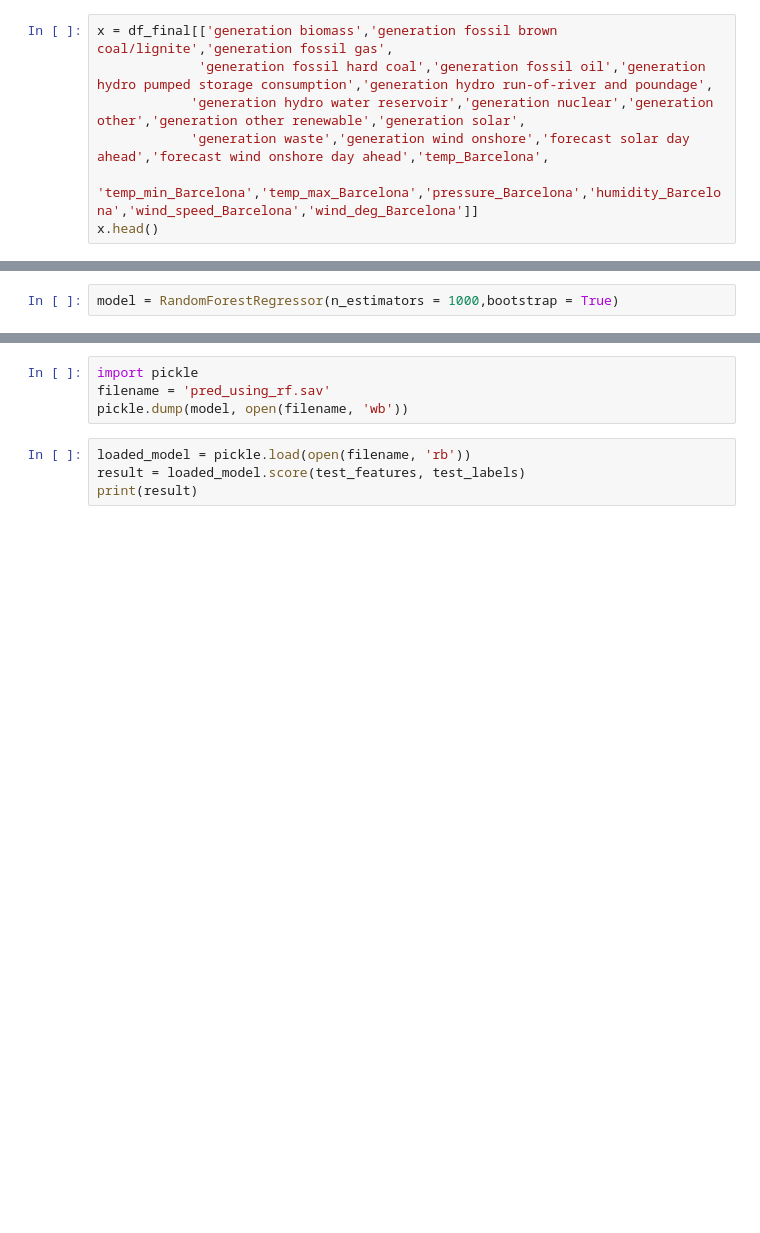
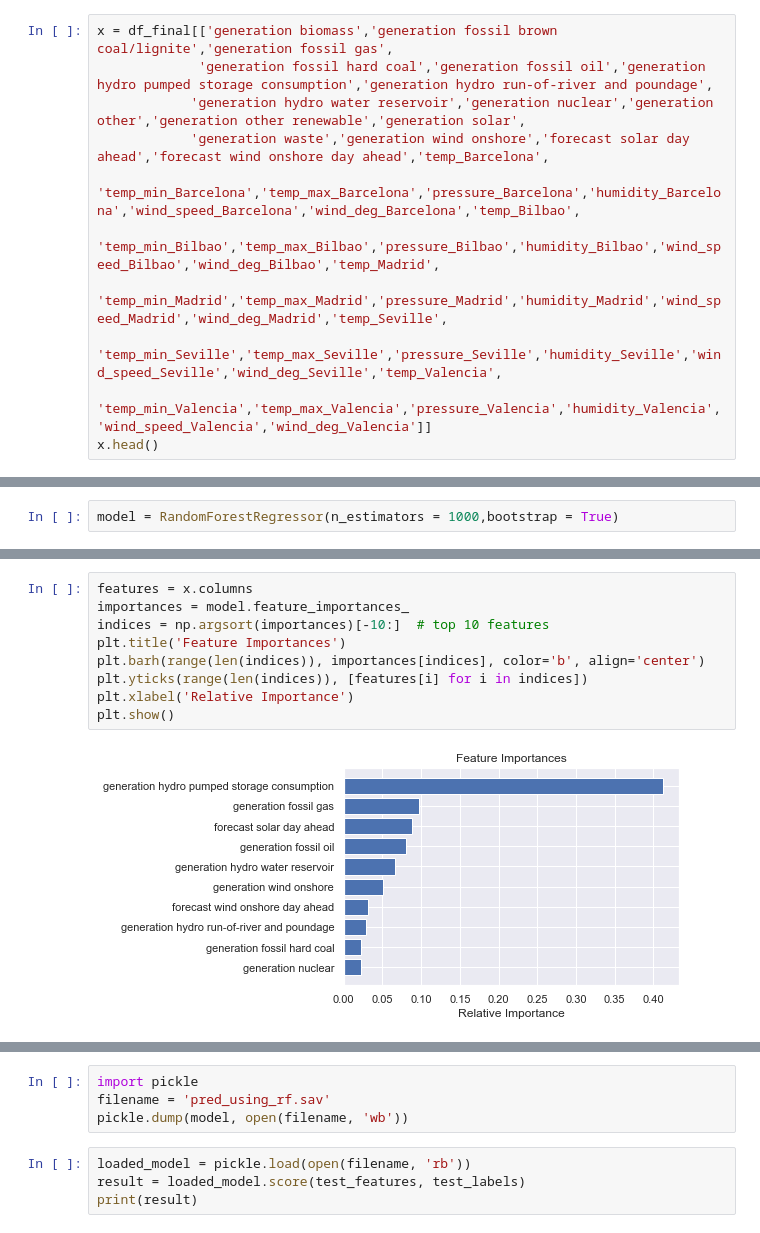
Before and after one commit to imrptsngh/demand-prediction, a Jupyter notebook: Energy Prediction v1.0.ipynb, the cells around one changed output, grey strips where cells are left out. Drawn from its saved outputs; the diff is of its cells as text; blank space fills up the shorter version.

```diff
--- a/Energy Prediction v1.0.ipynb
+++ b/Energy Prediction v1.0.ipynb
@@ -231,5 +626,9 @@ x = df_final[['generation biomass','generation fossil brown coal/lignite','gener
              'generation fossil hard coal','generation fossil oil','generation hydro pumped storage consumption','generation hydro run-of-river and poundage',
             'generation hydro water reservoir','generation nuclear','generation other','generation other renewable','generation solar',
             'generation waste','generation wind onshore','forecast solar day ahead','forecast wind onshore day ahead','temp_Barcelona',
-            'temp_min_Barcelona','temp_max_Barcelona','pressure_Barcelona','humidity_Barcelona','wind_speed_Barcelona','wind_deg_Barcelona']]
+            'temp_min_Barcelona','temp_max_Barcelona','pressure_Barcelona','humidity_Barcelona','wind_speed_Barcelona','wind_deg_Barcelona','temp_Bilbao',
+             'temp_min_Bilbao','temp_max_Bilbao','pressure_Bilbao','humidity_Bilbao','wind_speed_Bilbao','wind_deg_Bilbao','temp_Madrid',
+             'temp_min_Madrid','temp_max_Madrid','pressure_Madrid','humidity_Madrid','wind_speed_Madrid','wind_deg_Madrid','temp_Seville',
+             'temp_min_Seville','temp_max_Seville','pressure_Seville','humidity_Seville','wind_speed_Seville','wind_deg_Seville','temp_Valencia',
+             'temp_min_Valencia','temp_max_Valencia','pressure_Valencia','humidity_Valencia','wind_speed_Valencia','wind_deg_Valencia']]
 x.head()
@@ -246,3 +686,14 @@ model.fit(train_features, train_labels)
+# %%
+features = x.columns
+importances = model.feature_importances_
+indices = np.argsort(importances)[-10:]  # top 10 features
+plt.title('Feature Importances')
+plt.barh(range(len(indices)), importances[indices], color='b', align='center')
+plt.yticks(range(len(indices)), [features[i] for i in indices])
+plt.xlabel('Relative Importance')
+plt.show()
+# %% [output]
+[figure, added]
 # %%
 predictions = model.predict(test_features)
 print(predictions)
```
Also changed, not shown: parts of 67 cells of this notebook.
